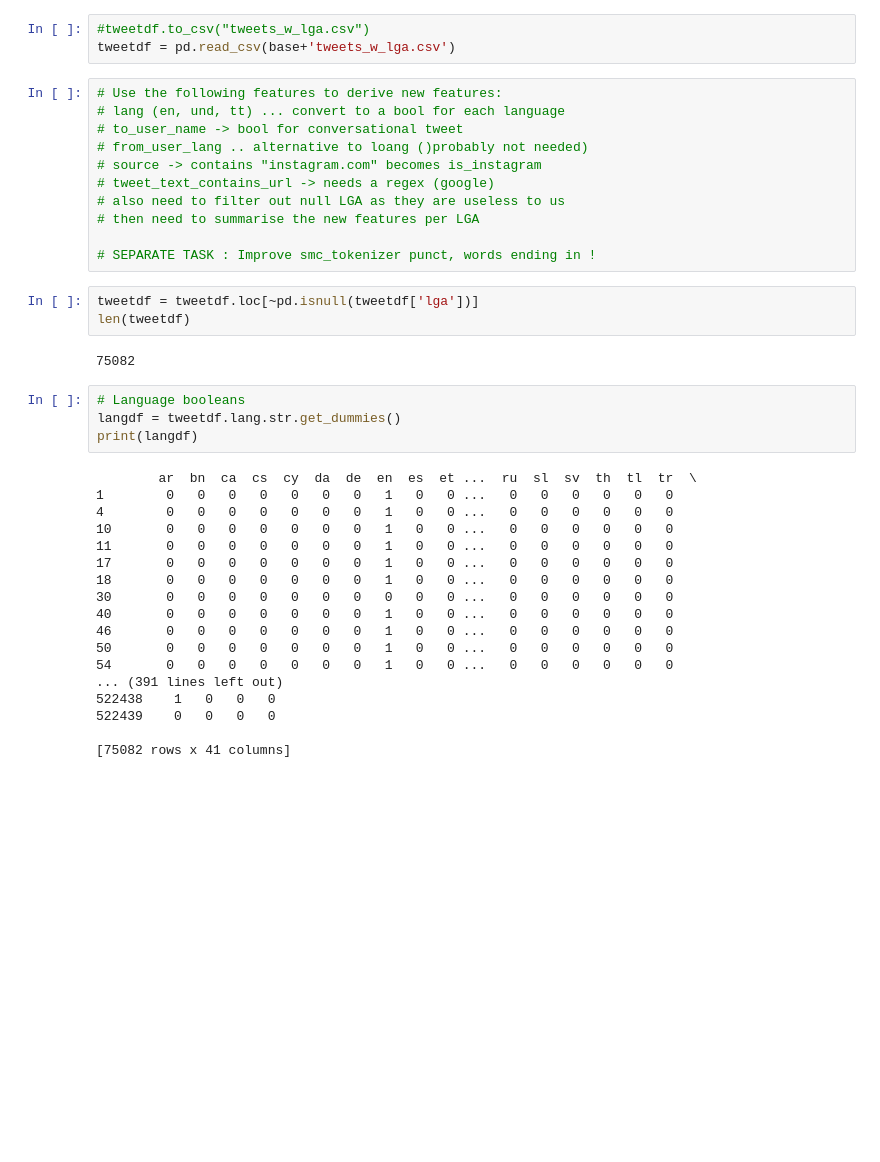
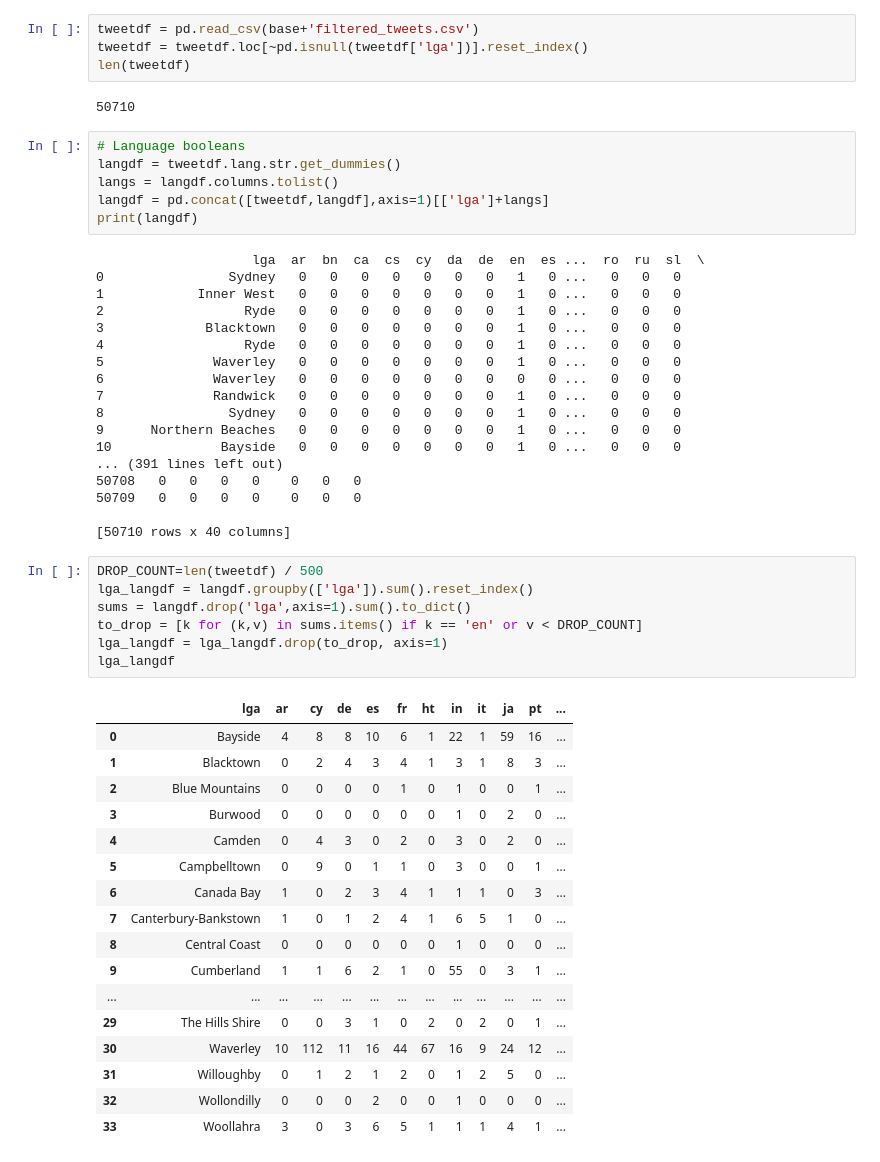
Before and after one commit to desultir/capstone, a Jupyter notebook: notebooks/rn/tweet_derived_features.ipynb, the cells around one changed output. Drawn from its saved outputs; the diff is of its cells as text; blank space fills up the shorter version.

```diff
--- a/notebooks/rn/tweet_derived_features.ipynb
+++ b/notebooks/rn/tweet_derived_features.ipynb
@@ -5,43 +17,57 @@ import os
 base = "../../data/clean/"
 pd.set_option('display.max_rows', 200)
-# %%
-#tweetdf.to_csv("tweets_w_lga.csv")
-tweetdf = pd.read_csv(base+'tweets_w_lga.csv')
-# %%
-# Use the following features to derive new features:
-# lang (en, und, tt) ... convert to a bool for each language
-# to_user_name -> bool for conversational tweet
-# from_user_lang .. alternative to loang ()probably not needed)
-# source -> contains "instagram.com" becomes is_instagram
-# tweet_text_contains_url -> needs a regex (google)
-# also need to filter out null LGA as they are useless to us
-# then need to summarise the new features per LGA
-
-# SEPARATE TASK : Improve smc_tokenizer punct, words ending in !
 # %%
-tweetdf = tweetdf.loc[~pd.isnull(tweetdf['lga'])]
+tweetdf = pd.read_csv(base+'filtered_tweets.csv')
+tweetdf = tweetdf.loc[~pd.isnull(tweetdf['lga'])].reset_index()
 len(tweetdf)
 # %% [output]
-75082
+50710
 # %%
 # Language booleans
 langdf = tweetdf.lang.str.get_dummies()
+langs = langdf.columns.tolist()
+langdf = pd.concat([tweetdf,langdf],axis=1)[['lga']+langs]
 print(langdf)
 # %% [output]
-        ar  bn  ca  cs  cy  da  de  en  es  et ...  ru  sl  sv  th  tl  tr  \
-1        0   0   0   0   0   0   0   1   0   0 ...   0   0   0   0   0   0
-4        0   0   0   0   0   0   0   1   0   0 ...   0   0   0   0   0   0
-10       0   0   0   0   0   0   0   1   0   0 ...   0   0   0   0   0   0
-11       0   0   0   0   0   0   0   1   0   0 ...   0   0   0   0   0   0
-17       0   0   0   0   0   0   0   1   0   0 ...   0   0   0   0   0   0
-18       0   0   0   0   0   0   0   1   0   0 ...   0   0   0   0   0   0
-30       0   0   0   0   0   0   0   0   0   0 ...   0   0   0   0   0   0
-40       0   0   0   0   0   0   0   1   0   0 ...   0   0   0   0   0   0
-46       0   0   0   0   0   0   0   1   0   0 ...   0   0   0   0   0   0
-50       0   0   0   0   0   0   0   1   0   0 ...   0   0   0   0   0   0
-54       0   0   0   0   0   0   0   1   0   0 ...   0   0   0   0   0   0
+                    lga  ar  bn  ca  cs  cy  da  de  en  es ...  ro  ru  sl  \
+0                Sydney   0   0   0   0   0   0   0   1   0 ...   0   0   0
+1            Inner West   0   0   0   0   0   0   0   1   0 ...   0   0   0
+2                  Ryde   0   0   0   0   0   0   0   1   0 ...   0   0   0
+3             Blacktown   0   0   0   0   0   0   0   1   0 ...   0   0   0
+4                  Ryde   0   0   0   0   0   0   0   1   0 ...   0   0   0
+5              Waverley   0   0   0   0   0   0   0   1   0 ...   0   0   0
+6              Waverley   0   0   0   0   0   0   0   0   0 ...   0   0   0
+7              Randwick   0   0   0   0   0   0   0   1   0 ...   0   0   0
+8                Sydney   0   0   0   0   0   0   0   1   0 ...   0   0   0
+9      Northern Beaches   0   0   0   0   0   0   0   1   0 ...   0   0   0
+10              Bayside   0   0   0   0   0   0   0   1   0 ...   0   0   0
 ... (391 lines left out)
-522438    1   0   0   0
-522439    0   0   0   0
+50708   0   0   0   0    0   0   0
+50709   0   0   0   0    0   0   0
 
-[75082 rows x 41 columns]
+[50710 rows x 40 columns]
+# %%
+DROP_COUNT=len(tweetdf) / 500
+lga_langdf = langdf.groupby(['lga']).sum().reset_index()
+sums = langdf.drop('lga',axis=1).sum().to_dict()
+to_drop = [k for (k,v) in sums.items() if k == 'en' or v < DROP_COUNT]
+lga_langdf = lga_langdf.drop(to_drop, axis=1)
+lga_langdf
+# %% [output]
+|  | lga | ar | cy | de | es | fr | ht | in | it | ja | pt | ... |
+| 0 | Bayside | 4 | 8 | 8 | 10 | 6 | 1 | 22 | 1 | 59 | 16 | ... |
+| 1 | Blacktown | 0 | 2 | 4 | 3 | 4 | 1 | 3 | 1 | 8 | 3 | ... |
+| 2 | Blue Mountains | 0 | 0 | 0 | 0 | 1 | 0 | 1 | 0 | 0 | 1 | ... |
+| 3 | Burwood | 0 | 0 | 0 | 0 | 0 | 0 | 1 | 0 | 2 | 0 | ... |
+| 4 | Camden | 0 | 4 | 3 | 0 | 2 | 0 | 3 | 0 | 2 | 0 | ... |
+| 5 | Campbelltown | 0 | 9 | 0 | 1 | 1 | 0 | 3 | 0 | 0 | 1 | ... |
+| 6 | Canada Bay | 1 | 0 | 2 | 3 | 4 | 1 | 1 | 1 | 0 | 3 | ... |
+| 7 | Canterbury-Bankstown | 1 | 0 | 1 | 2 | 4 | 1 | 6 | 5 | 1 | 0 | ... |
+| 8 | Central Coast | 0 | 0 | 0 | 0 | 0 | 0 | 1 | 0 | 0 | 0 | ... |
+| 9 | Cumberland | 1 | 1 | 6 | 2 | 1 | 0 | 55 | 0 | 3 | 1 | ... |
+| ... | ... | ... | ... | ... | ... | ... | ... | ... | ... | ... | ... | ... |
+| 29 | The Hills Shire | 0 | 0 | 3 | 1 | 0 | 2 | 0 | 2 | 0 | 1 | ... |
+| 30 | Waverley | 10 | 112 | 11 | 16 | 44 | 67 | 16 | 9 | 24 | 12 | ... |
+| 31 | Willoughby | 0 | 1 | 2 | 1 | 2 | 0 | 1 | 2 | 5 | 0 | ... |
+| 32 | Wollondilly | 0 | 0 | 0 | 2 | 0 | 0 | 1 | 0 | 0 | 0 | ... |
+| 33 | Woollahra | 3 | 0 | 3 | 6 | 5 | 1 | 1 | 1 | 4 | 1 | ... |
```
Also changed, not shown: parts of 16 cells of this notebook.
